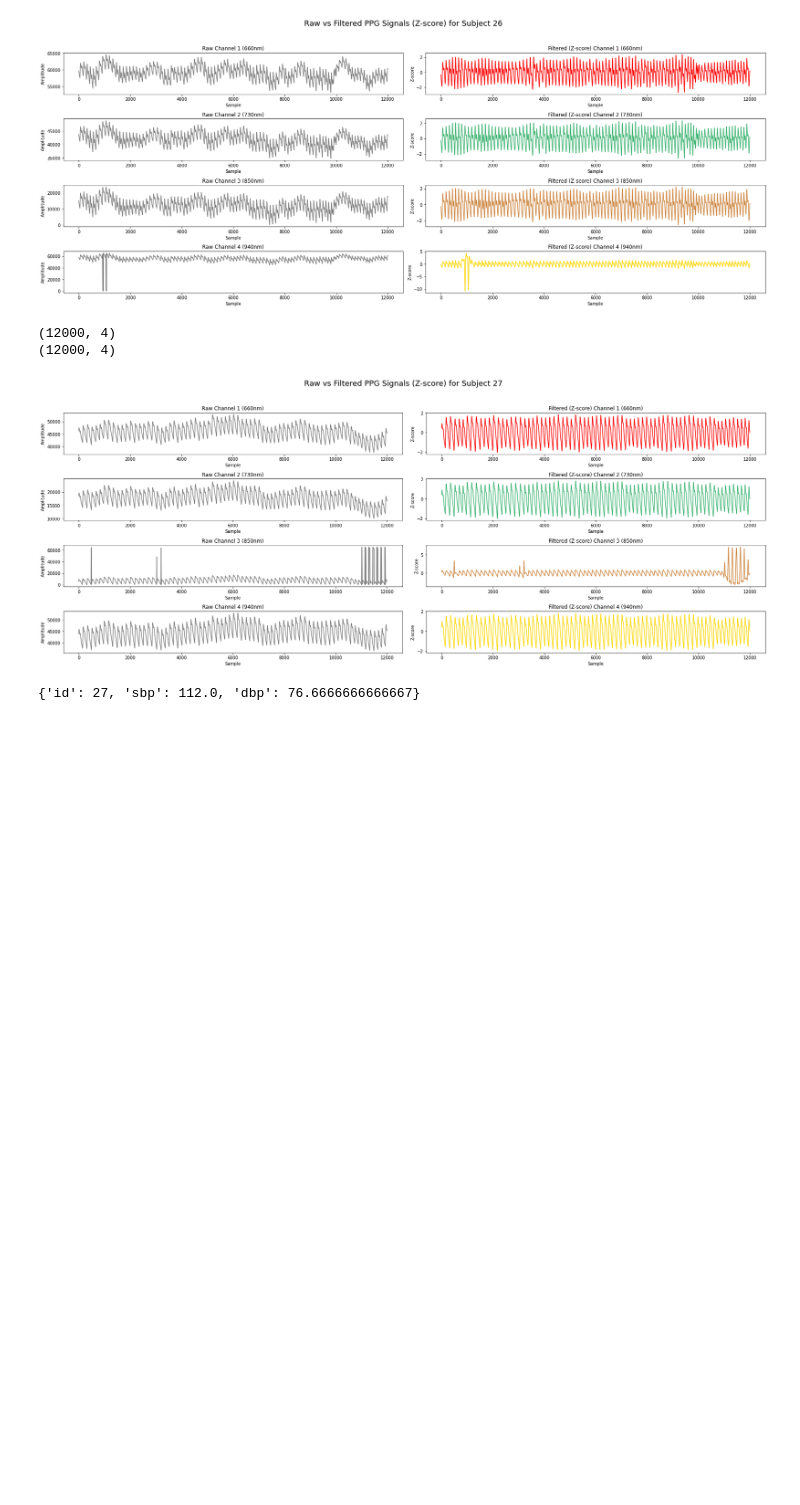
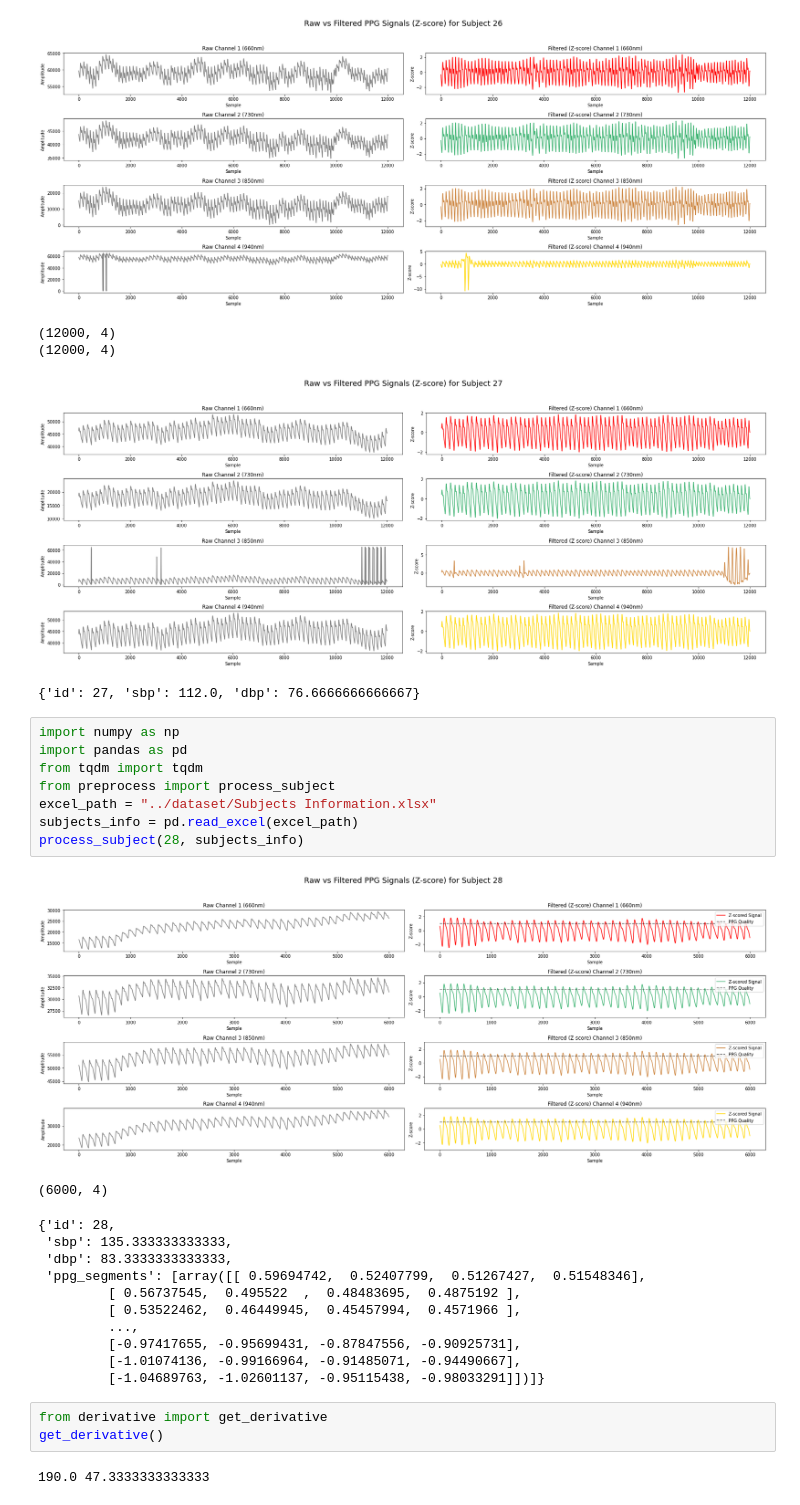
Before and after one commit to HzO-py/ACNN, a Jupyter notebook: ACNN.ipynb, the cells around one changed output. Cells and saved outputs as stored; diff of their text form; blank space fills up the shorter version.

```diff
--- a/ACNN.ipynb
+++ b/ACNN.ipynb
@@ -33,3 +26,29 @@ process_subject(27)
 (12000, 4)
 [figure]
 {'id': 27, 'sbp': 112.0, 'dbp': 76.6666666666667}
+# %%
+import numpy as np
+import pandas as pd
+from tqdm import tqdm
+from preprocess import process_subject
+excel_path = "../dataset/Subjects Information.xlsx"
+subjects_info = pd.read_excel(excel_path)
+process_subject(28, subjects_info)
+# %% [output]
+[figure, added]
+(6000, 4)
+{'id': 28,
+ 'sbp': 135.333333333333,
+ 'dbp': 83.3333333333333,
+ 'ppg_segments': [array([[ 0.59694742,  0.52407799,  0.51267427,  0.51548346],
+         [ 0.56737545,  0.495522  ,  0.48483695,  0.4875192 ],
+         [ 0.53522462,  0.46449945,  0.45457994,  0.4571966 ],
+         ...,
+         [-0.97417655, -0.95699431, -0.87847556, -0.90925731],
+         [-1.01074136, -0.99166964, -0.91485071, -0.94490667],
+         [-1.04689763, -1.02601137, -0.95115438, -0.98033291]])]}
+# %%
+from derivative import get_derivative
+get_derivative()
+# %% [output]
+190.0 47.3333333333333
```
Also changed, not shown: parts of 3 cells of this notebook, 15 other files.
